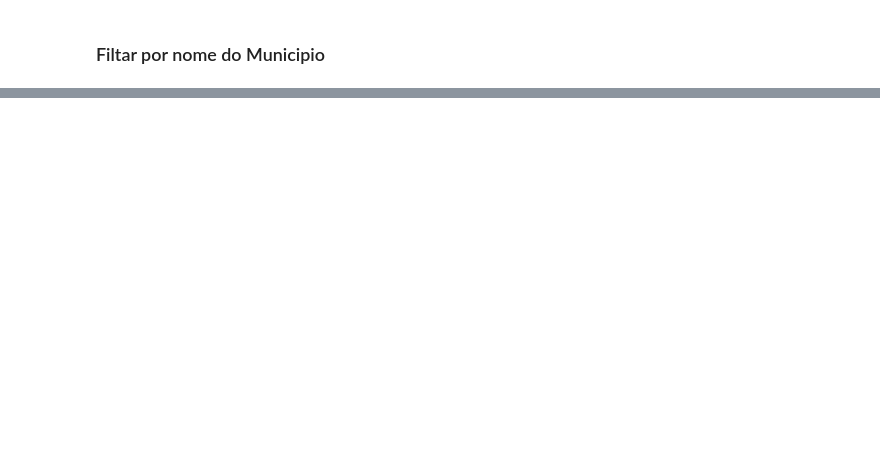
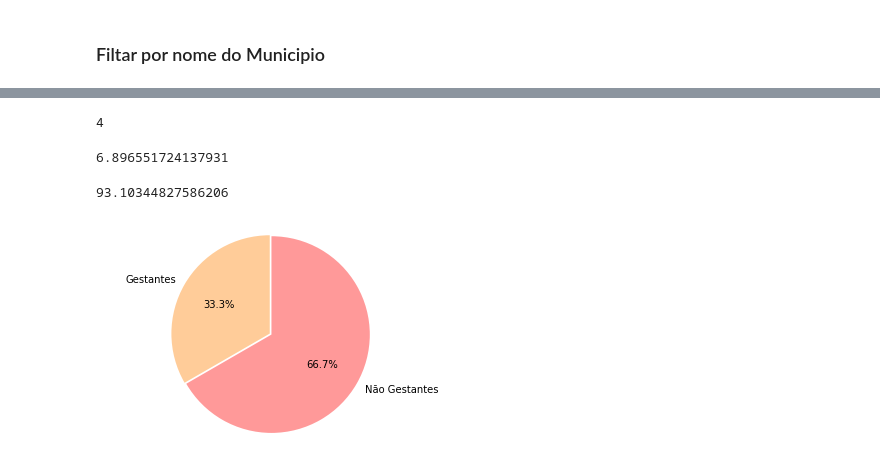
Before and after one commit to EliasJuk/data_analysis_with_python, a Jupyter notebook: analise_concurso.ipynb, the cells around one changed output, grey strips where cells are left out. Drawn from its saved outputs; the diff is of its cells as text; code cells hidden in the pictures; blank space fills up the shorter version.

```diff
--- a/analise_concurso.ipynb
+++ b/analise_concurso.ipynb
@@ -34,0 +234,4 @@ no_municipio_residencia.value_counts()[:10]
+# %%
+sexo_Feminino = distTpSexo[0]
+# %%
+nu_gestantes = distInGestante[1]
@@ -34,0 +242,39 @@ no_municipio_residencia.value_counts()[:10]
+# %%
+nu_gestantes
+# %% [output]
+4
+# %%
+percentGestantes = 100*nu_gestantes/sexo_Feminino
+# %%
+# Porcentagem de gestantes dentre os candidatos do sexo feminino
+percentGestantes
+# %% [output]
+6.896551724137931
+# %%
+percentNaoGestantes = 100 - percentGestantes
+# %%
+# Porcentagem de NÃO gestantes dentre os candidatos do sexo feminino
+percentNaoGestantes
+# %% [output]
+93.10344827586206
+# %%
+# Pie chart
+labels = 'Gestantes', 'Não Gestantes'
+size = [percentGestantes, percentNaoGestantes]
+explode = (0, 0.02) # Separa Fatia
+
+# Add colors - Color Config
+colors = ['#ffcc99','#ff9999']
+
+fig1, ax1 = plt.subplots()
+ax1.pie(sizes, explode=explode,
+        labels=labels,     # add Labels
+        colors=colors,     # add Colors
+        autopct='%1.1f%%', # add Porcentagem
+        shadow=False,      # add Shadows
+        startangle=90)     # Angle
+
+ax1.axis('equal')  # Equal aspect ratio ensures that pie is drawn as a circle.
+plt.show()
+# %% [output]
+[figure, added]
```
Also changed, not shown: parts of 36 cells of this notebook.
